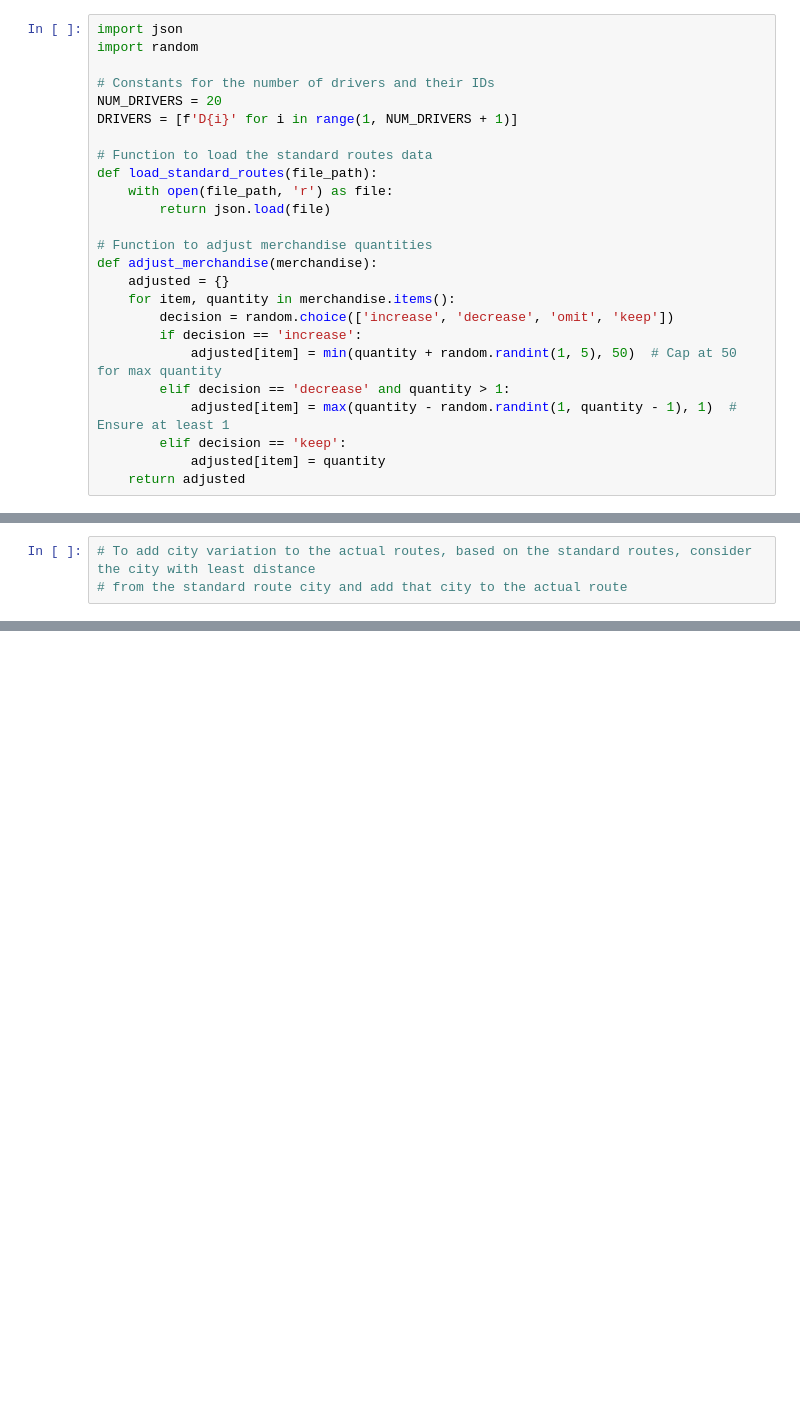
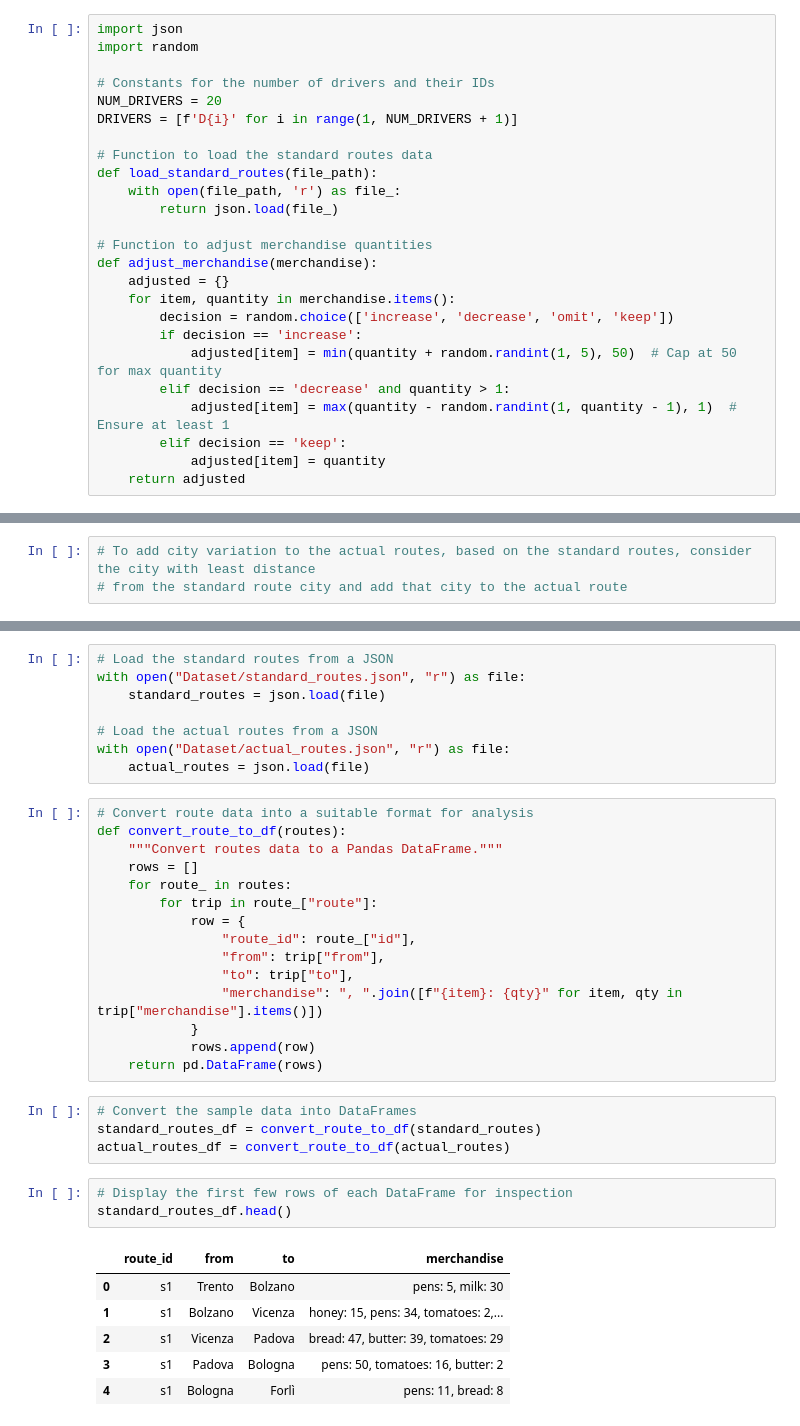
Before and after one commit to adnanit035/identifying-compensation-for-vaguely-followed-trips, a Jupyter notebook: experiments.ipynb, the cells around one changed output, grey strips where cells are left out. Saved outputs shown, nothing was run; the diff lists cells and outputs as text; blank space fills up the shorter version.

```diff
--- a/experiments.ipynb
+++ b/experiments.ipynb
@@ -165,8 +165,8 @@ DRIVERS = [f'D{i}' for i in range(1, NUM_DRIVERS + 1)]
 
 # Function to load the standard routes data
 def load_standard_routes(file_path):
-    with open(file_path, 'r') as file:
-        return json.load(file)
+    with open(file_path, 'r') as file_:
+        return json.load(file_)
 
 # Function to adjust merchandise quantities
 def adjust_merchandise(merchandise):
@@ -479,0 +494,37 @@ distance_matrix
+# %%
+# Load the standard routes from a JSON
+with open("Dataset/standard_routes.json", "r") as file:
+    standard_routes = json.load(file)
+
+# Load the actual routes from a JSON
+with open("Dataset/actual_routes.json", "r") as file:
+    actual_routes = json.load(file)
+# %%
+# Convert route data into a suitable format for analysis
+def convert_route_to_df(routes):
+    """Convert routes data to a Pandas DataFrame."""
+    rows = []
+    for route_ in routes:
+        for trip in route_["route"]:
+            row = {
+                "route_id": route_["id"],
+                "from": trip["from"],
+                "to": trip["to"],
+                "merchandise": ", ".join([f"{item}: {qty}" for item, qty in trip["merchandise"].items()])
+            }
+            rows.append(row)
+    return pd.DataFrame(rows)
+# %%
+# Convert the sample data into DataFrames
+standard_routes_df = convert_route_to_df(standard_routes)
+actual_routes_df = convert_route_to_df(actual_routes)
+# %%
+# Display the first few rows of each DataFrame for inspection
+standard_routes_df.head()
+# %% [output]
+|  | route_id | from | to | merchandise |
+| 0 | s1 | Trento | Bolzano | pens: 5, milk: 30 |
+| 1 | s1 | Bolzano | Vicenza | honey: 15, pens: 34, tomatoes: 2,... |
+| 2 | s1 | Vicenza | Padova | bread: 47, butter: 39, tomatoes: 29 |
+| 3 | s1 | Padova | Bologna | pens: 50, tomatoes: 16, butter: 2 |
+| 4 | s1 | Bologna | Forlì | pens: 11, bread: 8 |
```
Also changed, not shown: parts of 10 cells of this notebook, 7 other files.
